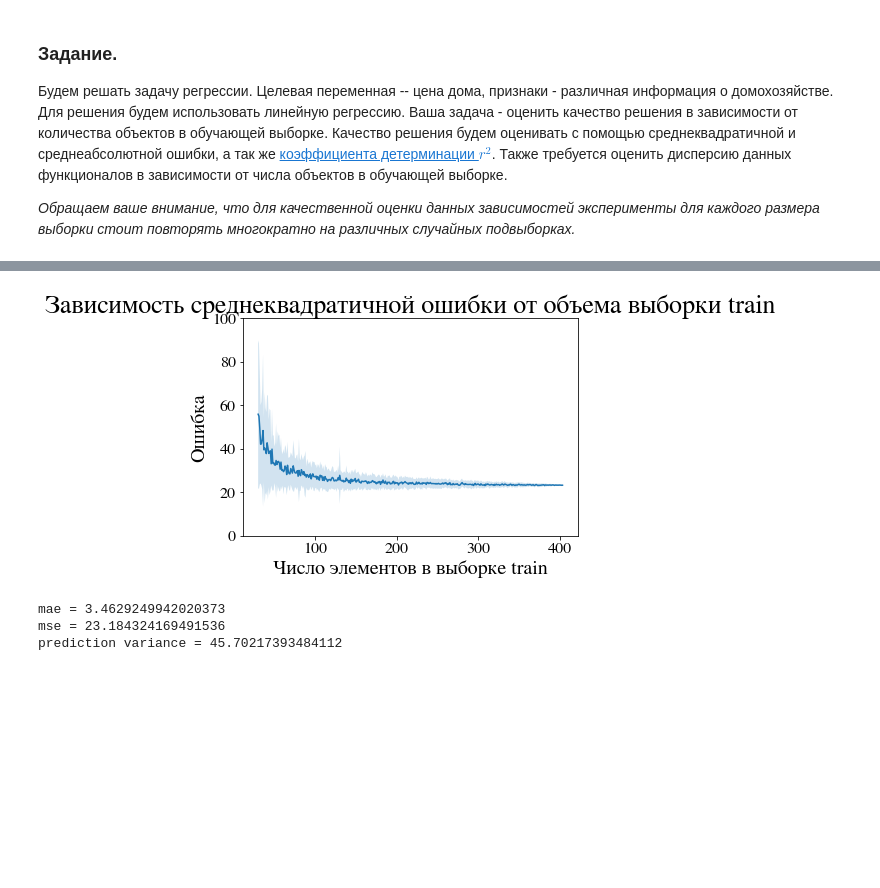
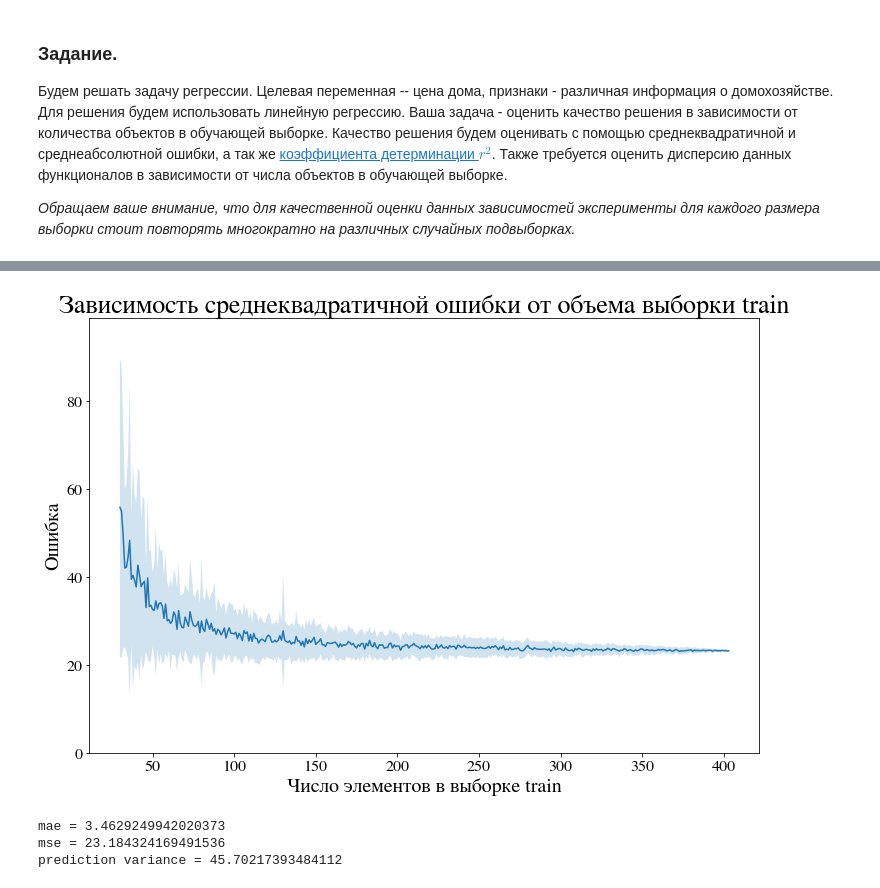
Before and after one commit to Intelligent-Systems-Phystech/StartCode, a Jupyter notebook: Yaroshenko2018ProblemHousingPrices/main.ipynb, the cells around one changed output, grey strips where cells are left out. Drawn from its saved outputs; the diff is of its cells as text; code cells hidden in the pictures; blank space fills up the shorter version.

```diff
--- a/Yaroshenko2018ProblemHousingPrices/main.ipynb
+++ b/Yaroshenko2018ProblemHousingPrices/main.ipynb
@@ -75,17 +75,18 @@ for indeces in range(min_amount,X_train.shape[0]):
     err_graph[indeces-min_amount][1] = np.std(err_array)
 # %%
 x_array = np.arange(min_amount, X_train.shape[0])
-fig, axis = plt.subplots()
+fig, axis = plt.subplots(figsize=(12, 8))
 axis.plot(x_array,err_graph[:,0])
 axis.fill_between(x_array, err_graph[:,0] - err_graph[:,1],
                 err_graph[:,0] + err_graph[:,1], alpha=0.2)
-axis.set_ylim(0,100)
+axis.set_ylim(0,99)
 axis.set_xlabel('Число элементов в выборке train')
 axis.set_ylabel('Ошибка')
 axis.set_title('Зависимость среднеквадратичной ошибки от объема выборки train')
 plt.show()
+fig.savefig('plot.png')
 # %% [output]
-[figure, old version]
+[figure, new version]
 # %%
 print('mae = {}'.format(mean_absolute_error(y_test, y_pred)))
 print('mse = {}'.format(mean_squared_error(y_test, y_pred)))
```
Also changed, not shown: parts of 1 cell of this notebook.
